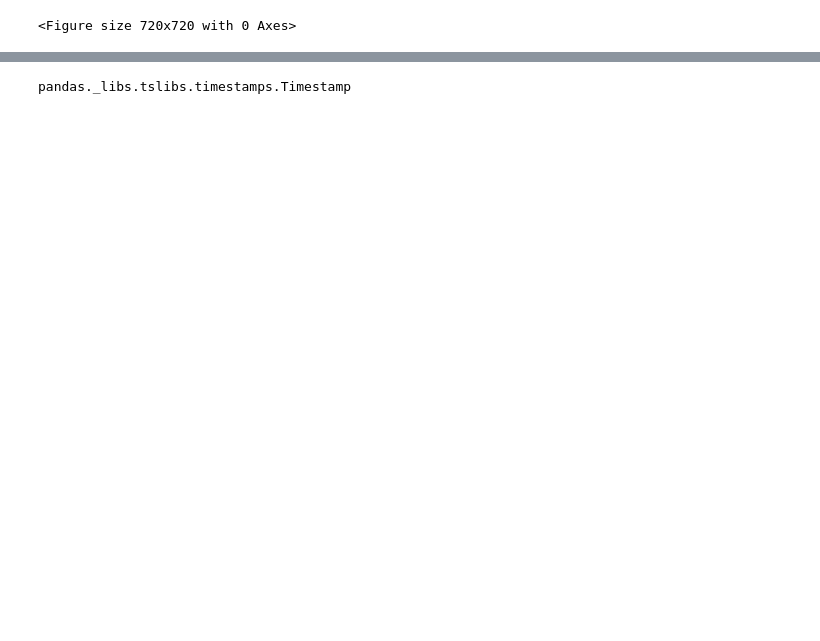
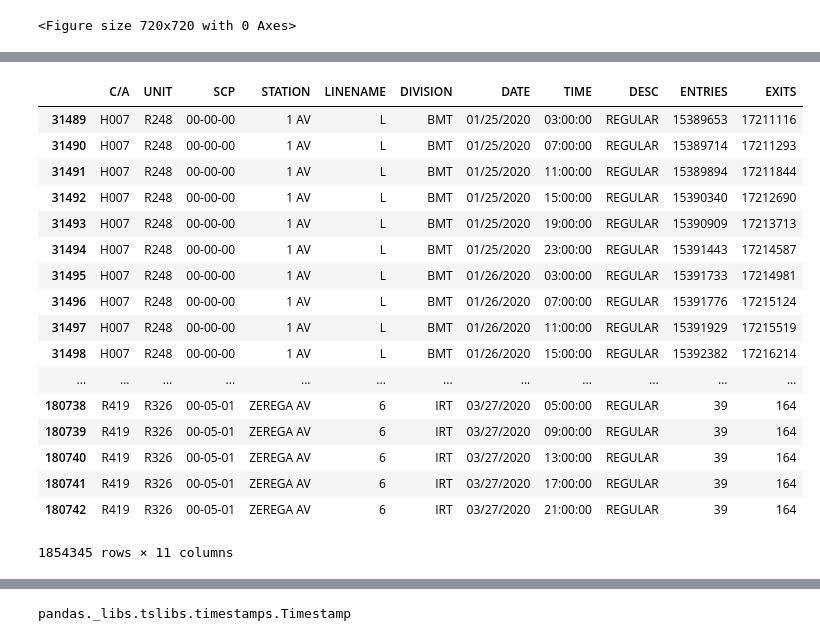
Before and after one commit to mjang2000/covid-data-challenge, a Jupyter notebook: raw_data/turnstile_data/Untitled.ipynb, the cells around one changed output, grey strips where cells are left out. Cells and saved outputs as stored; diff of their text form; code cells hidden in the pictures; blank space fills up the shorter version.

```diff
--- a/raw_data/turnstile_data/Untitled.ipynb
+++ b/raw_data/turnstile_data/Untitled.ipynb
@@ -62,0 +104,23 @@ turnstile_use
+# %%
+#sorting turnstile data by station, turnstile unit, SCP, date, and then time
+turnstile_total = turnstile_total.sort_values(by = ["STATION", "UNIT", "SCP", "DATE", "TIME"])
+turnstile_total
+# %% [output]
+|  | C/A | UNIT | SCP | STATION | LINENAME | DIVISION | DATE | TIME | DESC | ENTRIES | EXITS |
+| 31489 | H007 | R248 | 00-00-00 | 1 AV | L | BMT | 01/25/2020 | 03:00:00 | REGULAR | 15389653 | 17211116 |
+| 31490 | H007 | R248 | 00-00-00 | 1 AV | L | BMT | 01/25/2020 | 07:00:00 | REGULAR | 15389714 | 17211293 |
+| 31491 | H007 | R248 | 00-00-00 | 1 AV | L | BMT | 01/25/2020 | 11:00:00 | REGULAR | 15389894 | 17211844 |
+| 31492 | H007 | R248 | 00-00-00 | 1 AV | L | BMT | 01/25/2020 | 15:00:00 | REGULAR | 15390340 | 17212690 |
+| 31493 | H007 | R248 | 00-00-00 | 1 AV | L | BMT | 01/25/2020 | 19:00:00 | REGULAR | 15390909 | 17213713 |
+| 31494 | H007 | R248 | 00-00-00 | 1 AV | L | BMT | 01/25/2020 | 23:00:00 | REGULAR | 15391443 | 17214587 |
+| 31495 | H007 | R248 | 00-00-00 | 1 AV | L | BMT | 01/26/2020 | 03:00:00 | REGULAR | 15391733 | 17214981 |
+| 31496 | H007 | R248 | 00-00-00 | 1 AV | L | BMT | 01/26/2020 | 07:00:00 | REGULAR | 15391776 | 17215124 |
+| 31497 | H007 | R248 | 00-00-00 | 1 AV | L | BMT | 01/26/2020 | 11:00:00 | REGULAR | 15391929 | 17215519 |
+| 31498 | H007 | R248 | 00-00-00 | 1 AV | L | BMT | 01/26/2020 | 15:00:00 | REGULAR | 15392382 | 17216214 |
+| ... | ... | ... | ... | ... | ... | ... | ... | ... | ... | ... | ... |
+| 180738 | R419 | R326 | 00-05-01 | ZEREGA AV | 6 | IRT | 03/27/2020 | 05:00:00 | REGULAR | 39 | 164 |
+| 180739 | R419 | R326 | 00-05-01 | ZEREGA AV | 6 | IRT | 03/27/2020 | 09:00:00 | REGULAR | 39 | 164 |
+| 180740 | R419 | R326 | 00-05-01 | ZEREGA AV | 6 | IRT | 03/27/2020 | 13:00:00 | REGULAR | 39 | 164 |
+| 180741 | R419 | R326 | 00-05-01 | ZEREGA AV | 6 | IRT | 03/27/2020 | 17:00:00 | REGULAR | 39 | 164 |
+| 180742 | R419 | R326 | 00-05-01 | ZEREGA AV | 6 | IRT | 03/27/2020 | 21:00:00 | REGULAR | 39 | 164 |
+1854345 rows × 11 columns
```
Also changed, not shown: parts of 9 cells of this notebook.
